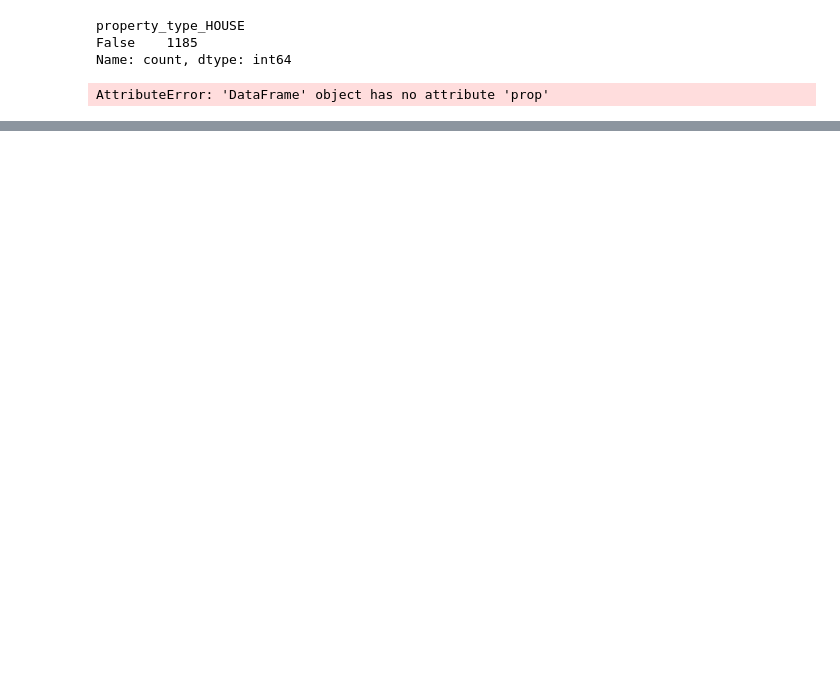
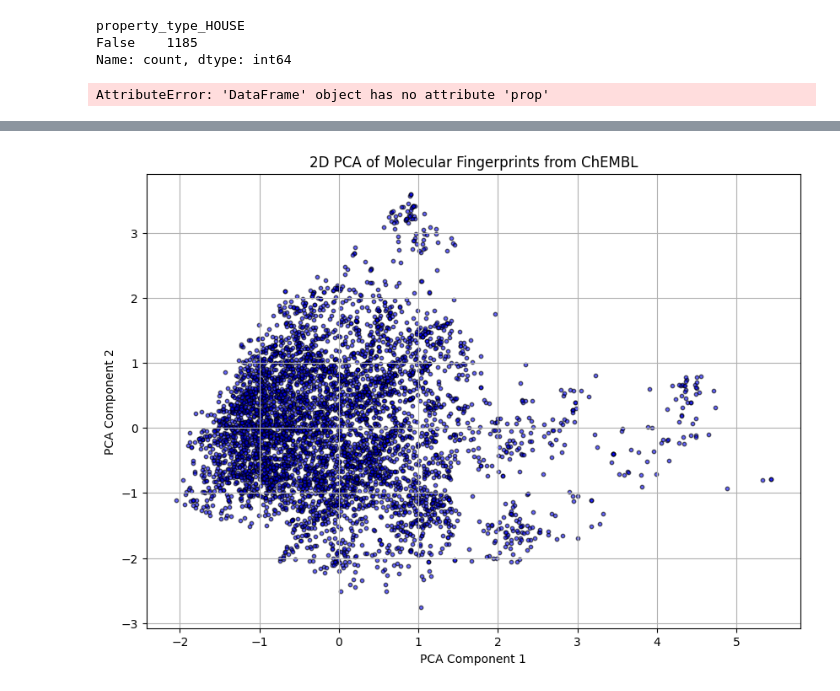
Before and after one commit to simonVP99/house_scraping_project, a Jupyter notebook: src/data_augmentation.ipynb, the cells around one changed output, grey strips where cells are left out. Saved outputs shown, nothing was run; the diff lists cells and outputs as text; code cells hidden in the pictures; blank space fills up the shorter version.

```diff
--- a/src/data_augmentation.ipynb
+++ b/src/data_augmentation.ipynb
@@ -228,0 +165,46 @@ df
+# %%
+import pandas as pd
+import numpy as np
+from rdkit import Chem
+from rdkit.Chem import AllChem
+from sklearn.decomposition import PCA
+import matplotlib.pyplot as plt
+
+# Function to convert SMILES to molecular fingerprints
+def smiles_to_fingerprint(smiles_list, n_bits=2048):
+    fingerprints = []
+    for smiles in smiles_list:
+        try:
+            mol = Chem.MolFromSmiles(smiles)
+            if mol:
+                fp = AllChem.GetMorganFingerprintAsBitVect(mol, radius=2, nBits=n_bits)
+                fingerprints.append(np.array(fp))
+            else:
+                fingerprints.append(np.zeros(n_bits))  # Handle failed molecule parsing
+        except:
+            fingerprints.append(np.zeros(n_bits))  # Handle exceptions gracefully
+    return np.array(fingerprints)
+
+# Load the ChEMBL compounds data
+df_chembl = pd.read_csv('chembl_5000_compounds.csv')
+
+# Convert SMILES to molecular fingerprints
+fingerprints = smiles_to_fingerprint(df_chembl['smiles'].tolist())
+
+# Perform PCA on the fingerprints to reduce to 2 dimensions
+pca = PCA(n_components=2)
+fingerprints_pca = pca.fit_transform(fingerprints)
+
+# Add PCA results to the dataframe for easy plotting
+df_chembl['PCA1'] = fingerprints_pca[:, 0]
+df_chembl['PCA2'] = fingerprints_pca[:, 1]
+
+# Plot the 2D PCA projection
+plt.figure(figsize=(10, 7))
+plt.scatter(df_chembl['PCA1'], df_chembl['PCA2'], c='blue', edgecolor='k', s=10, alpha=0.6)
+plt.xlabel('PCA Component 1')
+plt.ylabel('PCA Component 2')
+plt.title('2D PCA of Molecular Fingerprints from ChEMBL')
+plt.grid(True)
+plt.show()
+# %% [output]
@@ -228,0 +228 @@ df
+[figure, added]
```
Also changed, not shown: parts of 17 cells of this notebook, 19 other files.
